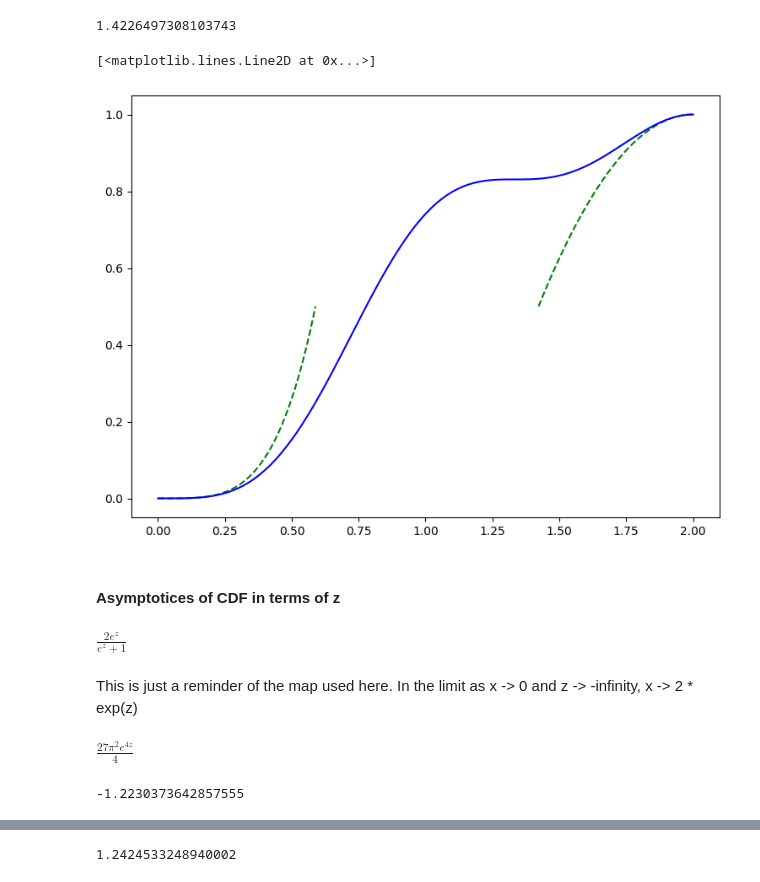
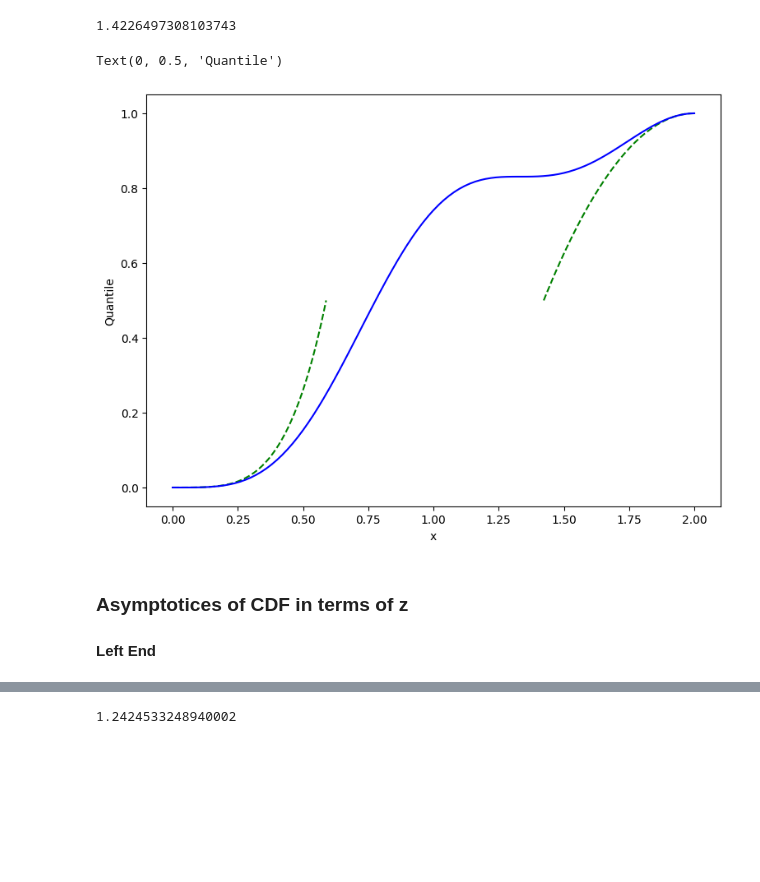
Before and after one commit to DesignToolInvestor/ManetSim, a Jupyter notebook: CdfFit/Note Books/dist_b_cdf_asym.ipynb, the cells around one changed output, grey strips where cells are left out. Drawn from its saved outputs; the diff is of its cells as text; code cells hidden in the pictures; blank space fills up the shorter version.

Commit message:
Asymptotic worksheet almost done.

```diff
--- a/CdfEstVestigial/Worksheets/dist_b_cdf_asym.ipynb
+++ b/CdfFit/Note Books/dist_b_cdf_asym.ipynb
@@ -165,5 +189,5 @@ plot.plot(xGrid, pdfGrid, c='blue')
 # %%
-leftAsymCdfSym = integrate(leftTerm,x)
+leftAsymCdfSym = sp.integrate(leftAsym, xSym)
 leftAsymCdfSym
 # %% [output]
 $\displaystyle \frac{27 \pi^{2} x^{4}}{64}$
@@ -200,0 +197,4 @@ $\displaystyle - \frac{3 x^{2}}{2} + 6 x - 5$
+# %%
+temp = sp.integrate(rightAsym, xSym)
+rightAsymCdfSym = 1 + temp - temp.subs(xSym,2)
+rightAsymCdfSym
@@ -201,50 +205,34 @@ $\displaystyle - \frac{3 x^{2}}{2} + 6 x - 5$
 # %%
-leftMaxX = fsolve(lambdify(x, leftAsymCdfSym - 0.5), 1)[0]
+leftMaxX = fsolve(sp.lambdify(xSym, leftAsymCdfSym - 0.5), 1)[0]
 leftMaxX
 # %% [output]
 0.5886696116323754
 # %%
-rightMaxX = fsolve(lambdify(x, rightAsymCdfSym - 0.5), 1)[0]
+rightMaxX = fsolve(sp.lambdify(xSym, rightAsymCdfSym - 0.5), 1)[0]
 rightMaxX
 # %% [output]
 1.4226497308103743
 # %%
 fig,ax = plot.subplots(1,1, figsize=figSize)
 
-zGrid = Grid1(zMin,zMax, nPlot)
-cdfGridZ = [phiQ(dist.Cdf(invExp.subs(z,zV).evalf())) for zV in zGrid]
-plot.plot(zGrid,cdfGridZ, c='blue')
-
 asymGrid = Grid1(rightMaxX, 2, nPlot)
-gridAsym = [rightAsymCdfSym.subs(x,xV) for xV in asymGrid]
+gridAsym = [rightAsymCdfSym.subs(xSym, x) for x in asymGrid]
 plot.plot(asymGrid,gridAsym, '--', c='green')
 
 leftGrid = Grid1(0, leftMaxX, nPlot)
-leftAsymAtan = [leftAsymCdfSym.subs(x, xV) for xV in leftGrid]
+leftAsymAtan = [leftAsymCdfSym.subs(xSym, x) for x in leftGrid]
 plot.plot(leftGrid,leftAsymAtan, '--', color='green')
 
 xGrid = Grid1(0,2, nPlot)
-cdfX = [dist.Cdf(xV) for xV in xGrid]
+cdfX = [dist.Cdf(x) for x in xGrid]
 plot.plot(xGrid,cdfX, c='blue')
+
+plot.xlabel('x')
+plot.ylabel('Quantile')
 # %% [output]
-[<matplotlib.lines.Line2D at 0x...>]
+Text(0, 0.5, 'Quantile')
-[figure, old version]
+[figure, new version]
 # %% [markdown]
-#### Asymptotices of CDF in terms of z
+### Asymptotices of CDF in terms of z
+
+#### Left End
-# %%
-invExp
-# %% [output]
-$\displaystyle \frac{2 e^{z}}{e^{z} + 1}$
-# %% [markdown]
-This is just a reminder of the map used here.
-In the limit as x -> 0 and z -> -infinity, x -> 2 * exp(z)
-# %%
-leftAsymCdfZSym = leftAsymCdfSym.subs(x, 2 * exp(z)).simplify()
-leftAsymCdfZSym
-# %% [output]
-$\displaystyle \frac{27 \pi^{2} e^{4 z}}{4}$
-# %%
-leftMaxZ = fsolve(lambdify(z, leftAsymCdfZSym - 0.5), 0)[0]
-leftMaxZ
-# %% [output]
--1.2230373642857555
```
Also changed, not shown: parts of 68 cells of this notebook, 5 other files.
